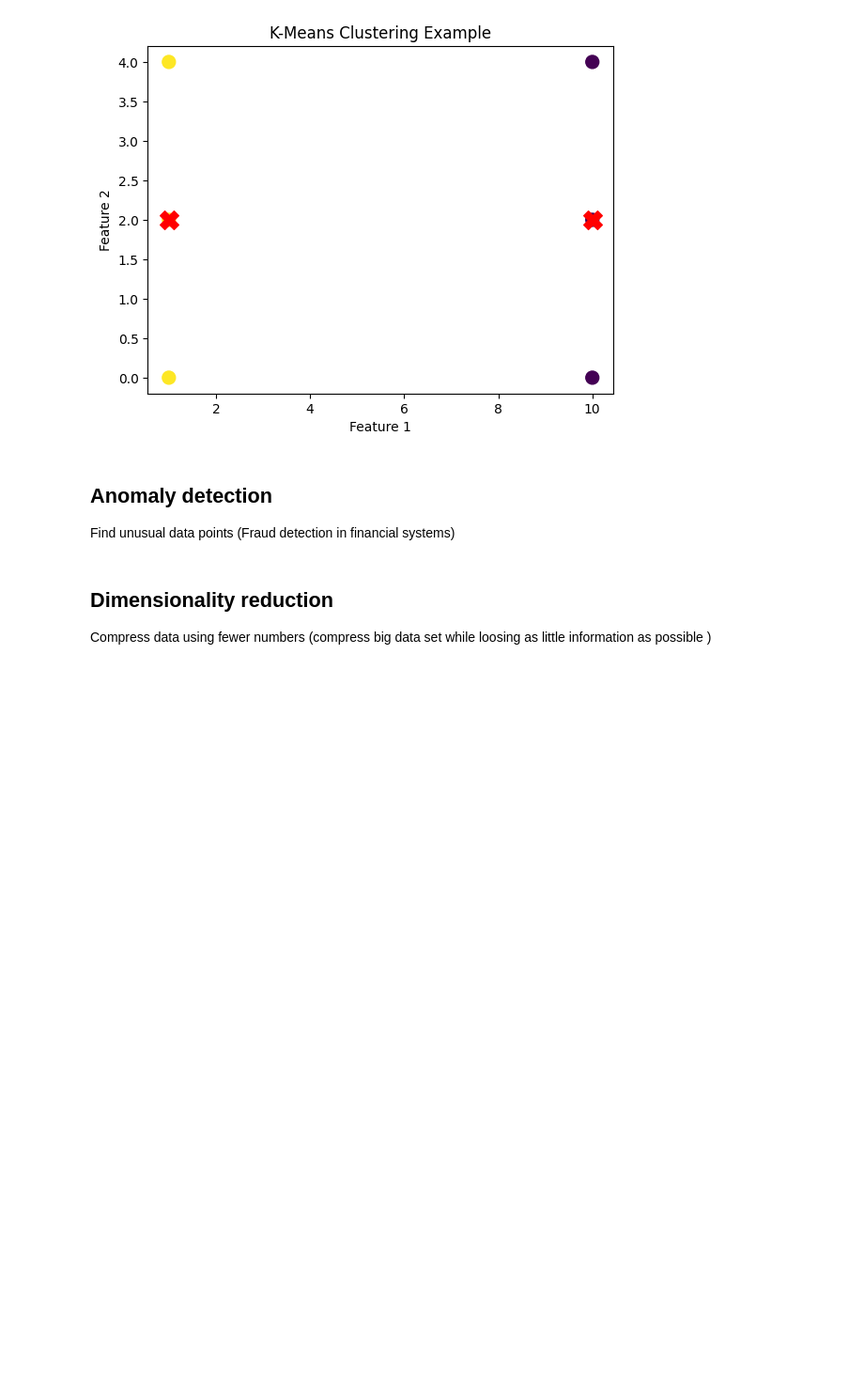
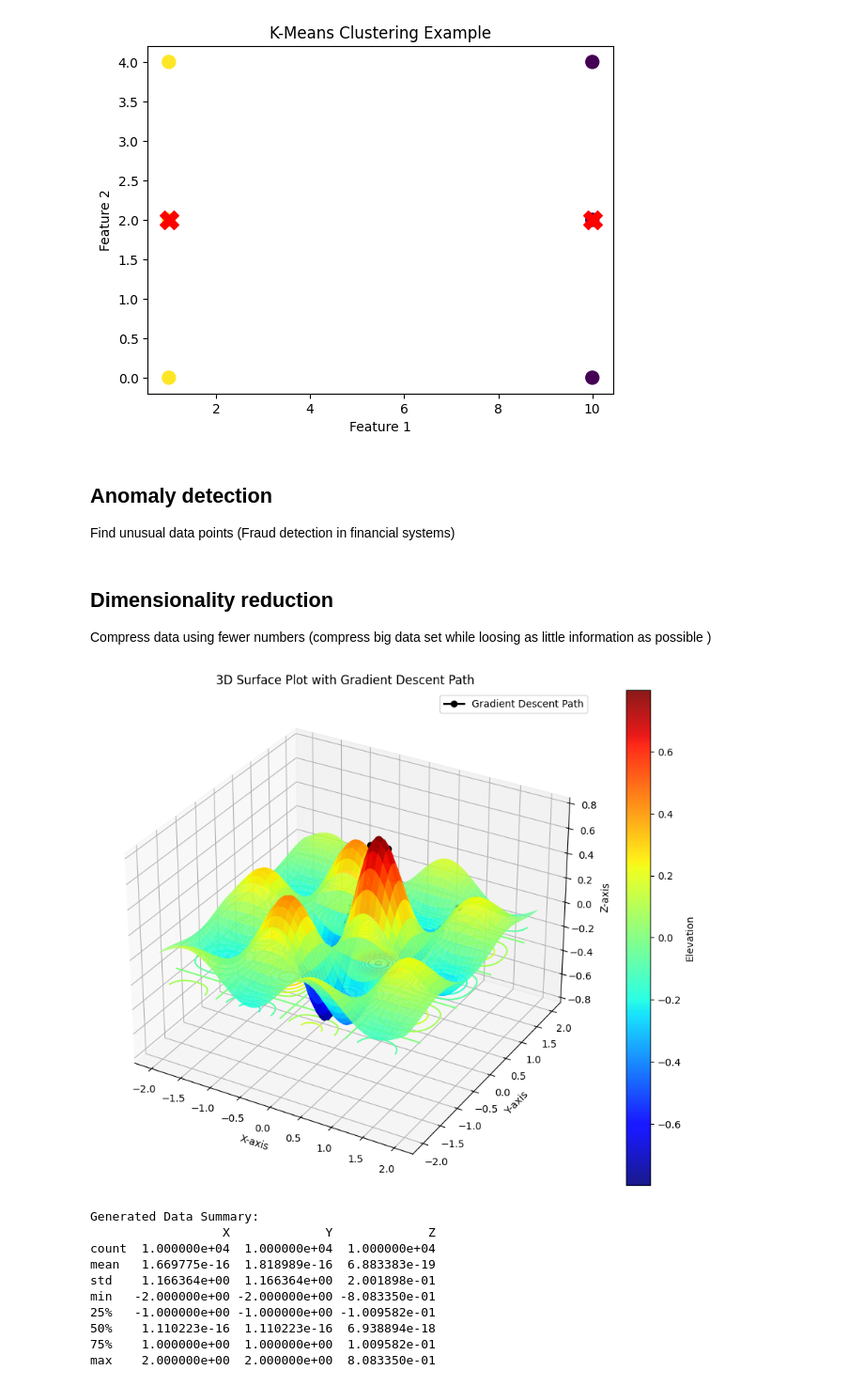
Before and after one commit to KonstantinData/Data-Science-Track, a Jupyter notebook: data-science-track/03-machine-learning/my_notebooks/coursera.ipynb, the cells around one changed output. Shown at 94% size. Cells and saved outputs as stored; diff of their text form; code cells hidden in the pictures; blank space fills up the shorter version.

```diff
--- a/data-science-track/03-machine-learning/my_notebooks/coursera.ipynb
+++ b/data-science-track/03-machine-learning/my_notebooks/coursera.ipynb
@@ -760,3 +760,61 @@ Find unusual data points (Fraud detection in financial systems)
 # %% [markdown]
 ## Dimensionality reduction
 Compress data using fewer numbers (compress big data set while loosing as little information as possible )
+# %%
+# Step 1: Basic Introduction to Machine Learning
+
+# Import necessary libraries
+import numpy as np
+import pandas as pd
+import matplotlib.pyplot as plt
+from mpl_toolkits.mplot3d import Axes3D
+from scipy.interpolate import griddata
+
+# Generate a more complex 3D dataset with a mathematical function
+np.random.seed(42)
+x = np.linspace(-2, 2, 100)
+y = np.linspace(-2, 2, 100)
+X, Y = np.meshgrid(x, y)
+Z = np.sin(3 * X) * np.cos(3 * Y) / (X**2 + Y**2 + 1)
+
+# Step 2: 3D Surface Plot with Contour Projection
+fig = plt.figure(figsize=(12, 9))
+ax = fig.add_subplot(111, projection='3d')
+
+# Plot surface
+surf = ax.plot_surface(X, Y, Z, cmap='jet', edgecolor='none', alpha=0.9)
+ax.set_xlabel('X-axis')
+ax.set_ylabel('Y-axis')
+ax.set_zlabel('Z-axis')
+ax.set_title('3D Surface Plot with Gradient Descent Path')
+plt.colorbar(surf, label='Elevation')
+
+# Contour projection
+ax.contour(X, Y, Z, 20, zdir='z', offset=-0.2, cmap='jet')
+
+# Gradient Descent Path (Example Path)
+x_path = np.linspace(1.5, 0, 10)
+y_path = np.linspace(1.5, -0.5, 10)
+z_path = np.sin(3 * x_path) * np.cos(3 * y_path) / (x_path**2 + y_path**2 + 1)
+ax.plot(x_path, y_path, z_path, marker='o', color='black', linewidth=2, label='Gradient Descent Path')
+ax.legend()
+
+plt.show()
+
+# Step 3: Display Summary Statistics
+print("Generated Data Summary:")
+data = np.c_[X.ravel(), Y.ravel(), Z.ravel()]
+df = pd.DataFrame(data, columns=['X', 'Y', 'Z'])
+print(df.describe())
+# %% [output]
+[figure, added]
+Generated Data Summary:
+                  X             Y             Z
+count  1.000000e+04  1.000000e+04  1.000000e+04
+mean   1.669775e-16  1.818989e-16  6.883383e-19
+std    1.166364e+00  1.166364e+00  2.001898e-01
+min   -2.000000e+00 -2.000000e+00 -8.083350e-01
+25%   -1.000000e+00 -1.000000e+00 -1.009582e-01
+50%    1.110223e-16  1.110223e-16  6.938894e-18
+75%    1.000000e+00  1.000000e+00  1.009582e-01
+max    2.000000e+00  2.000000e+00  8.083350e-01
```
Also changed, not shown: 2 other files.
